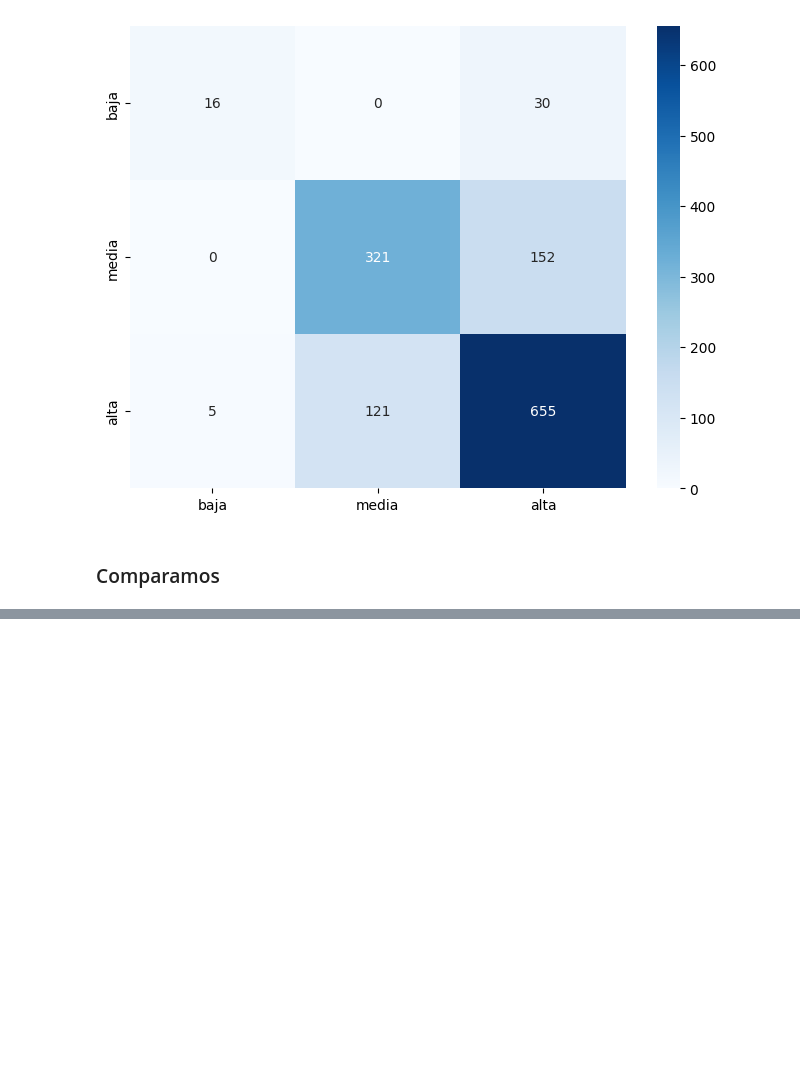
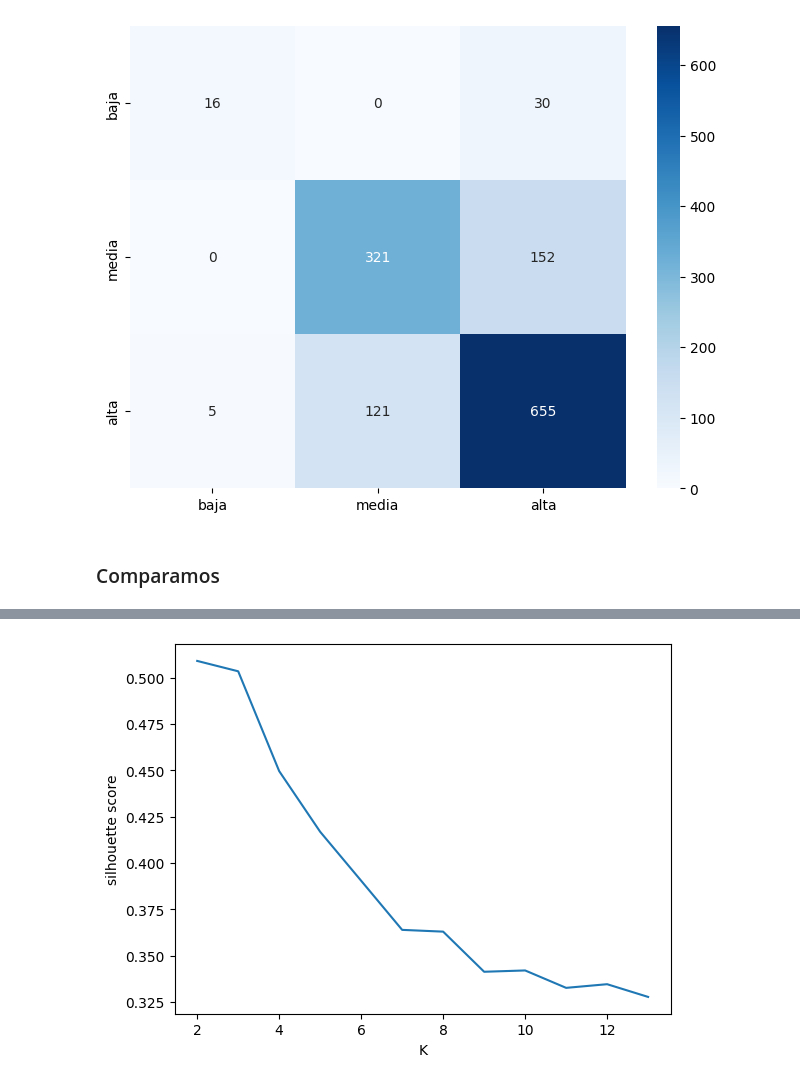
Before and after one commit to ana-macias/PROYECTO-MACHINE-LEARNING, a Jupyter notebook: notebooks/wine_modelos.ipynb, the cells around one changed output, grey strips where cells are left out. Drawn from its saved outputs; the diff is of its cells as text; code cells hidden in the pictures; blank space fills up the shorter version.

```diff
--- a/notebooks/wine_modelos.ipynb
+++ b/notebooks/wine_modelos.ipynb
@@ -554,0 +685,3 @@ LogisticRegression         0.728567  0.490000
+# %%
+df_6 = df_5.drop (['baja','media','alta'], axis=1)
+df_6
@@ -554,0 +722,4 @@ LogisticRegression         0.728567  0.490000
+# %%
+X = df_6.select_dtypes(include=['int64', 'float64'])
+
+print(X.shape)
@@ -554,0 +731,8 @@ LogisticRegression         0.728567  0.490000
+# %%
+km_list = []
+
+for i in range(2,14):
+    km = KMeans(n_clusters= i, random_state=10, n_init=10).fit(X)
+    km_list.append(km)
+
+km_list
@@ -554,0 +752,8 @@ LogisticRegression         0.728567  0.490000
+# %%
+silhouette = []
+
+for model in km_list:
+    score = silhouette_score(X, model.labels_)
+    silhouette.append(score)
+
+silhouette
@@ -554,0 +773,7 @@ LogisticRegression         0.728567  0.490000
+# %%
+plt.plot(range(2,14), silhouette)
+plt.xlabel("K")
+plt.ylabel("silhouette score")
+plt.show()
+# %% [output]
+[figure, added]
```
Also changed, not shown: parts of 25 cells of this notebook.
